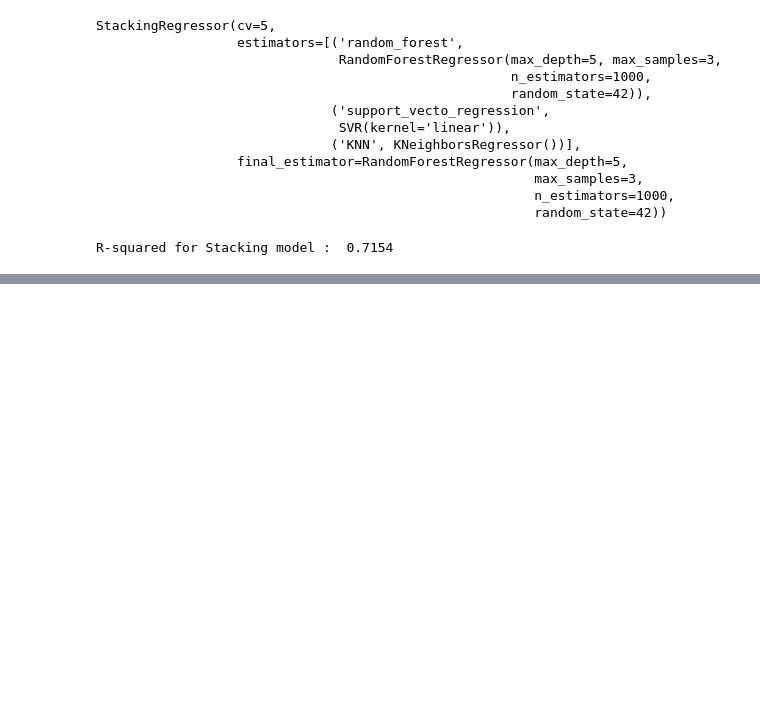
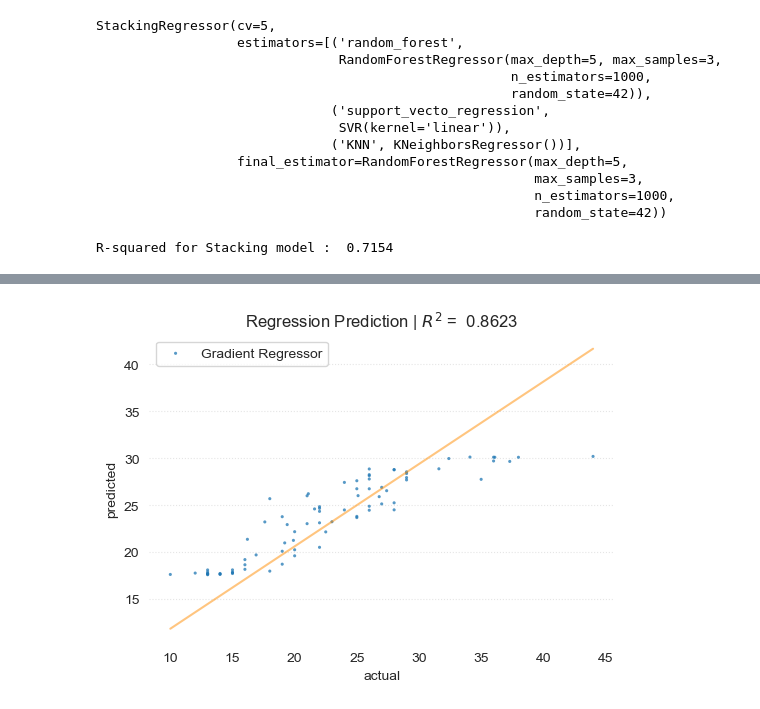
Before and after one commit to Tommylee1013/DataScience, a Jupyter notebook: Notes/mpg.ipynb, the cells around one changed output, grey strips where cells are left out. Drawn from its saved outputs; the diff is of its cells as text; code cells hidden in the pictures; blank space fills up the shorter version.

```diff
--- a/Notes/mpg.ipynb
+++ b/Notes/mpg.ipynb
@@ -695,0 +768,29 @@ plt.show()
+# %%
+fig, ax = plt.subplots(figsize = (6, 4))
+m, b = np.polyfit(y_test, gradient_pred, 1)
+
+ax.scatter(
+    y_test,
+    stacking_pred,
+    label = 'Gradient Regressor',
+    edgecolor = 'none',
+    s = 5,
+    alpha = 0.75
+)
+ax.plot(
+    np.sort(y_test),
+    m * np.sort(y_test) + b,
+    color = 'darkorange',
+    alpha = 0.5
+)
+for spine in ax.spines.values():
+    spine.set_visible(False)
+ax.grid(False)
+ax.yaxis.grid(True, ls = ':', alpha = 0.5)
+ax.legend()
+plt.xlabel('actual')
+plt.ylabel('predicted')
+plt.title(rf'Regression Prediction | $R^2$ = {gradient_prob : .4f}')
+plt.show()
+# %% [output]
+[figure, added]
```
Also changed, not shown: parts of 9 cells of this notebook, 1 other file.
